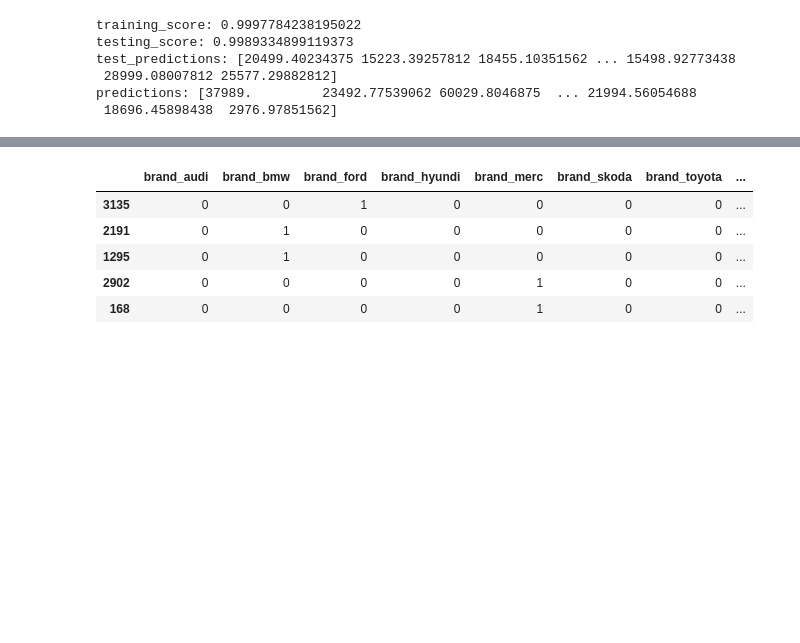
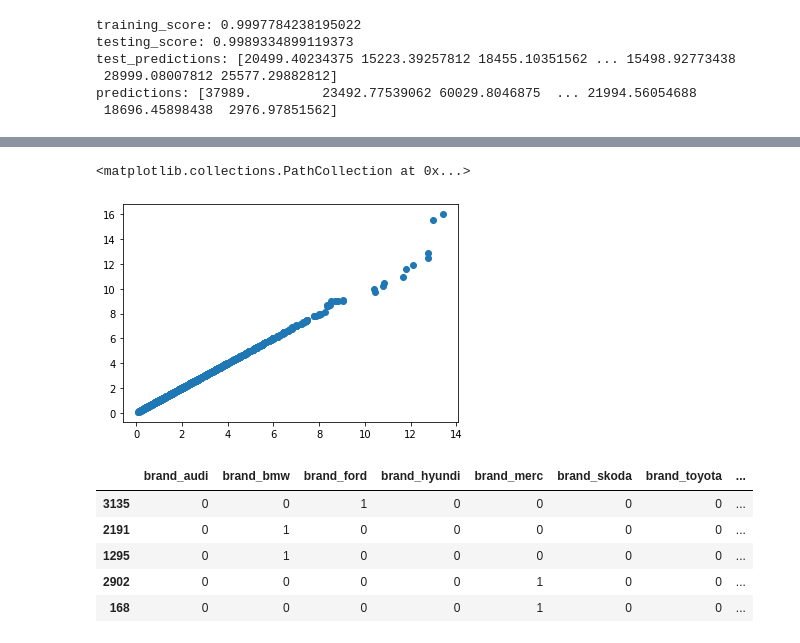
Before and after one commit to WimSuenensHogent/DistributedDatabases, a Jupyter notebook: competitions/regression/used-car-price.ipynb, the cells around one changed output, grey strips where cells are left out. Drawn from its saved outputs; the diff is of its cells as text; code cells hidden in the pictures; blank space fills up the shorter version.

```diff
--- a/competitions/regression/used-car-price.ipynb
+++ b/competitions/regression/used-car-price.ipynb
@@ -160,3 +197,8 @@ predictions: [37989.         23492.77539062 60029.8046875  ... 21994.56054688
+# %%
+plt.scatter((predictions/10000), (y_val/10000))
+# %% [output]
+<matplotlib.collections.PathCollection at 0x...>
+[figure, added]
 # %%
 X_test.head()
 # %% [output]
```
Also changed, not shown: parts of 13 cells of this notebook, 7 other files.
